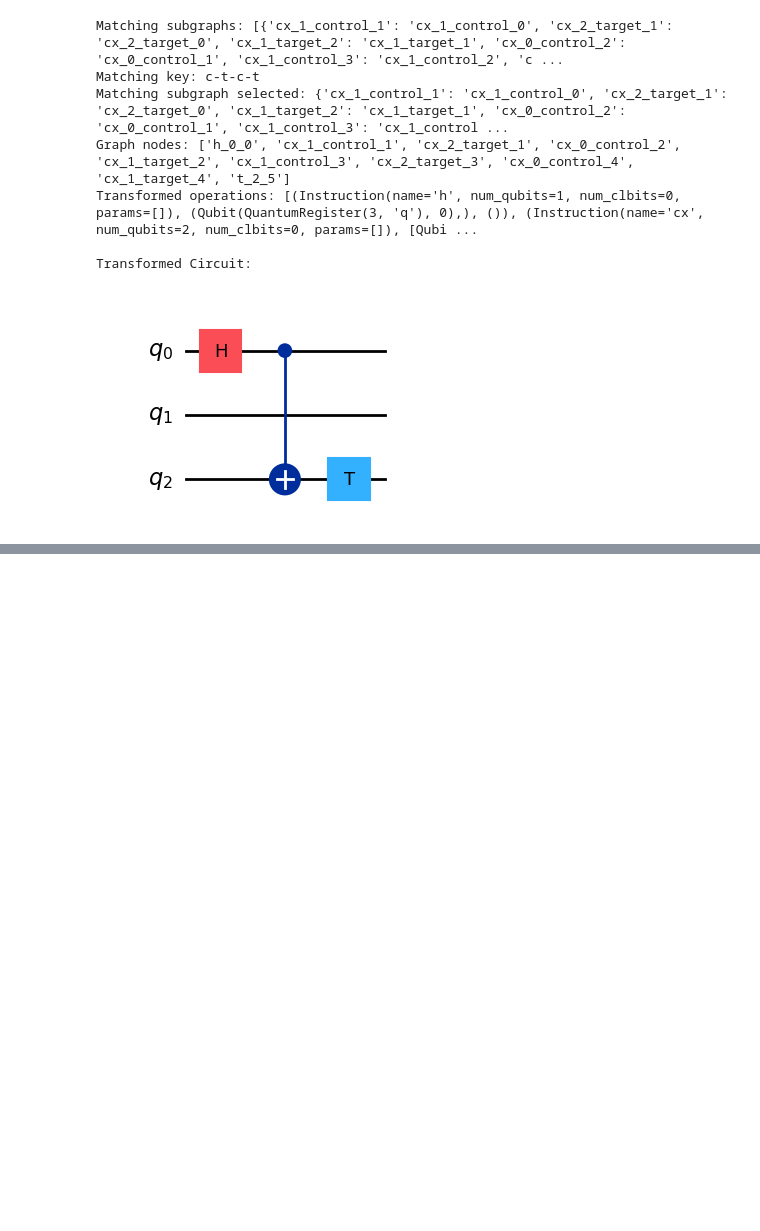
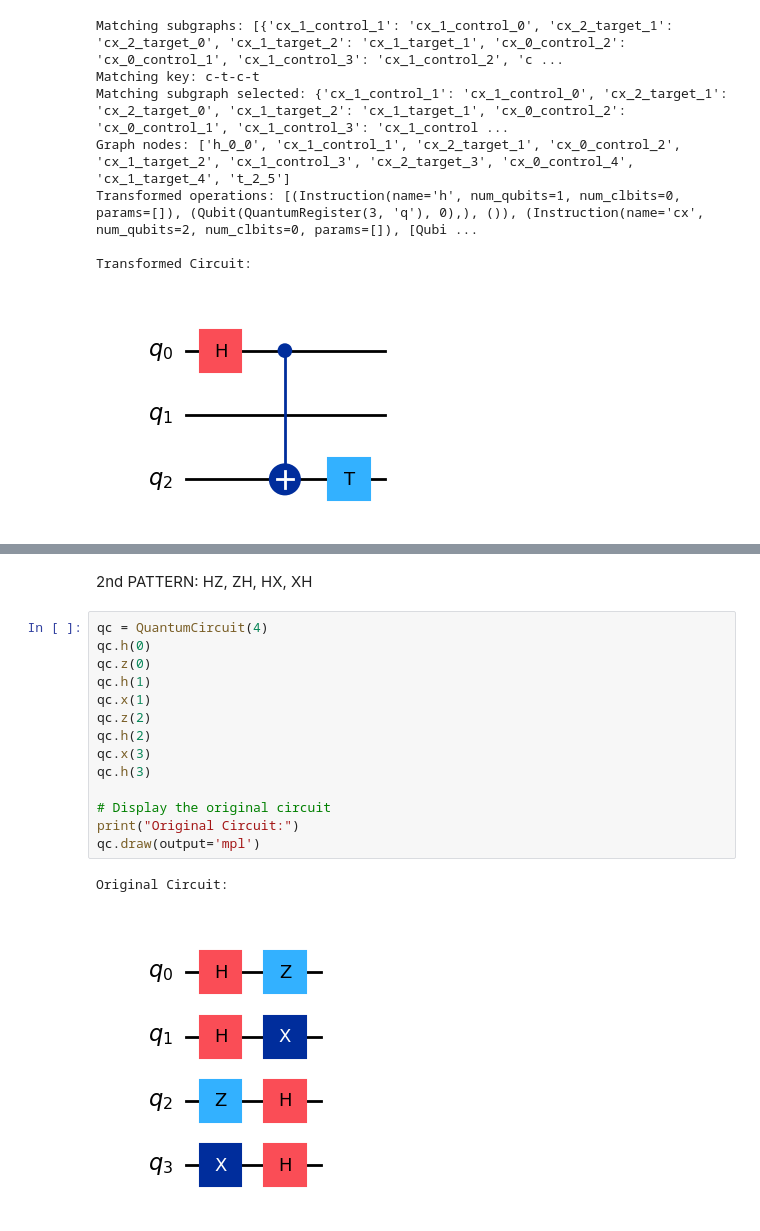
Before and after one commit to melaniasala/SSL-for-Quantum-Cirucits-Generation, a Jupyter notebook: QCCL/notebooks/transforms_debugging.ipynb, the cells around one changed output, grey strips where cells are left out. Saved outputs shown, nothing was run; the diff lists cells and outputs as text; blank space fills up the shorter version.

```diff
--- a/QCCL/notebooks/transforms_debugging.ipynb
+++ b/QCCL/notebooks/transforms_debugging.ipynb
@@ -339,0 +384,19 @@ Transformed Circuit:
+# %% [markdown]
+2nd PATTERN: HZ, ZH, HX, XH
+# %%
+qc = QuantumCircuit(4)
+qc.h(0)
+qc.z(0)
+qc.h(1)
+qc.x(1)
+qc.z(2)
+qc.h(2)
+qc.x(3)
+qc.h(3)
+
+# Display the original circuit
+print("Original Circuit:")
+qc.draw(output='mpl')
+# %% [output]
+Original Circuit:
+[figure, added]
```
Also changed, not shown: parts of 12 cells of this notebook, 2 other files.
